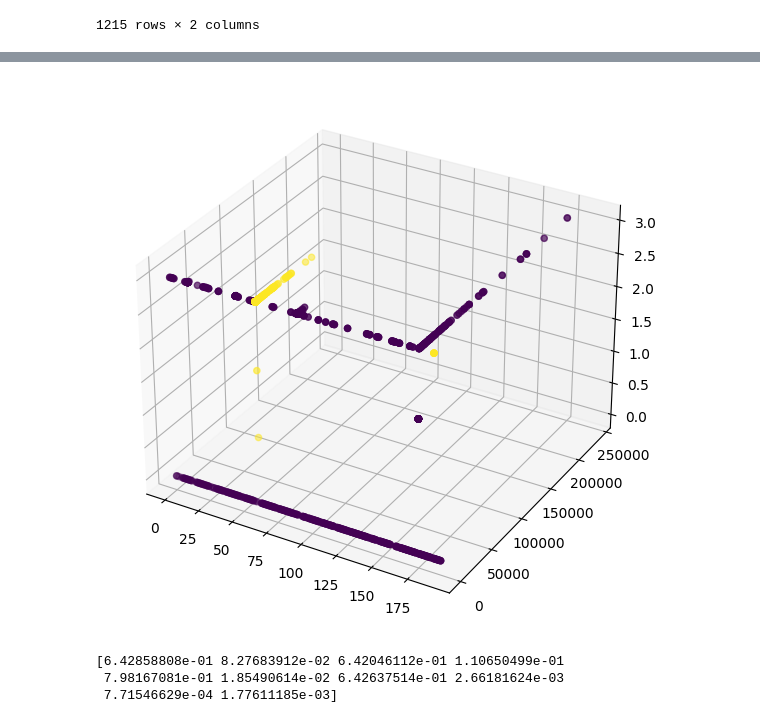
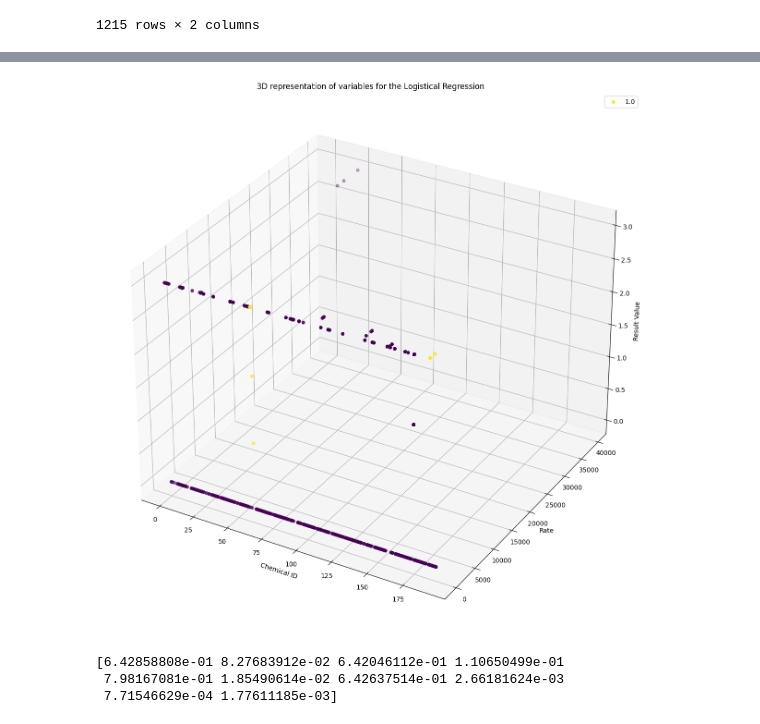
Before and after one commit to DataPlant/LogRegressionWaterMoco, a Jupyter notebook: project3_Logistic.ipynb, the cells around one changed output, grey strips where cells are left out. Drawn from its saved outputs; the diff is of its cells as text; code cells hidden in the pictures.

Commit message:
second update, made adjustments to variables

```diff
--- a/project3_Logistic.ipynb
+++ b/project3_Logistic.ipynb
@@ -193,3 +193,6 @@ dataset.loc[:, ['result_identifier', 'ResultDetectionConditionText']]
 dataset['result_identifier'].unique()
 # %% [output]
 array([3, 2, 0, 1])
+# %%
+dataset['event_identifier'] = LE.fit_transform(dataset['HydrologicEvent'])
+dataset.loc[:, ['event_identifier', 'HydrologicEvent']]
@@ -235,7 +252,7 @@ dataset.loc[:, ['CharacteristicName', 'chemical_identifier']]
 # %%
 # Determine Features and Target (outcome)
 # X = dataset.iloc[:,5:7]  using ResultMeasureValue and DetectionQuant
-X = dataset.loc[:, ['chemical_identifier', 'ResultMeasureValue', 'result_identifier']]
+X = dataset.loc[:, ['event_identifier', 'chemical_identifier', 'Rate', 'result_identifier']]
 #X = X.reshape(-1,1)
 y = dataset.outcome
 X.head()
@@ -289,16 +299,22 @@ plt.scatter(X['chemical_identifier'], X['ResultMeasureValue'], c = y)
 # %%
 ##DKEdit
 z = X['result_identifier']
 x = X['chemical_identifier']
-w = X['ResultMeasureValue']
+w = X['Rate']
 
-fig = plt.figure(figsize = (10, 7))
+fig = plt.figure(figsize = (12, 12))
 ax = plt.axes(projection ="3d")
 ax.scatter3D(x, w, z, c = y)
 mplcursors.cursor(hover=True)
+plt.ylabel('Rate')
+plt.xlabel('Chemical ID')
+ax.set_zlabel('Result Value')
+plt.tight_layout()
+plt.title('3D representation of variables for the Logistical Regression')
+plt.legend(y)
 plt.show()
 # %% [output]
-[figure, old version]
+[figure, new version]
 # %%
 # Predict probabilities
 y_pred_probs = LogReg.predict_proba(X_test)[:,1]
```
Also changed, not shown: parts of 6 cells of this notebook, 1 other file.
